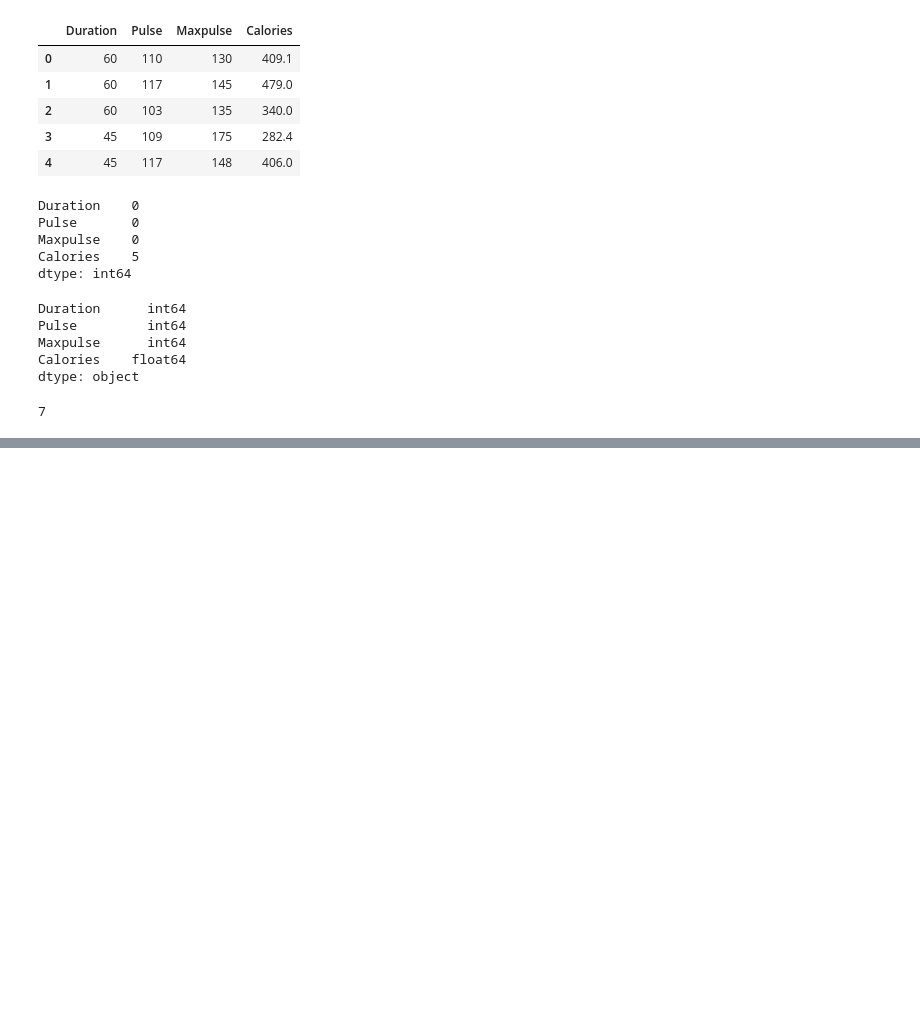
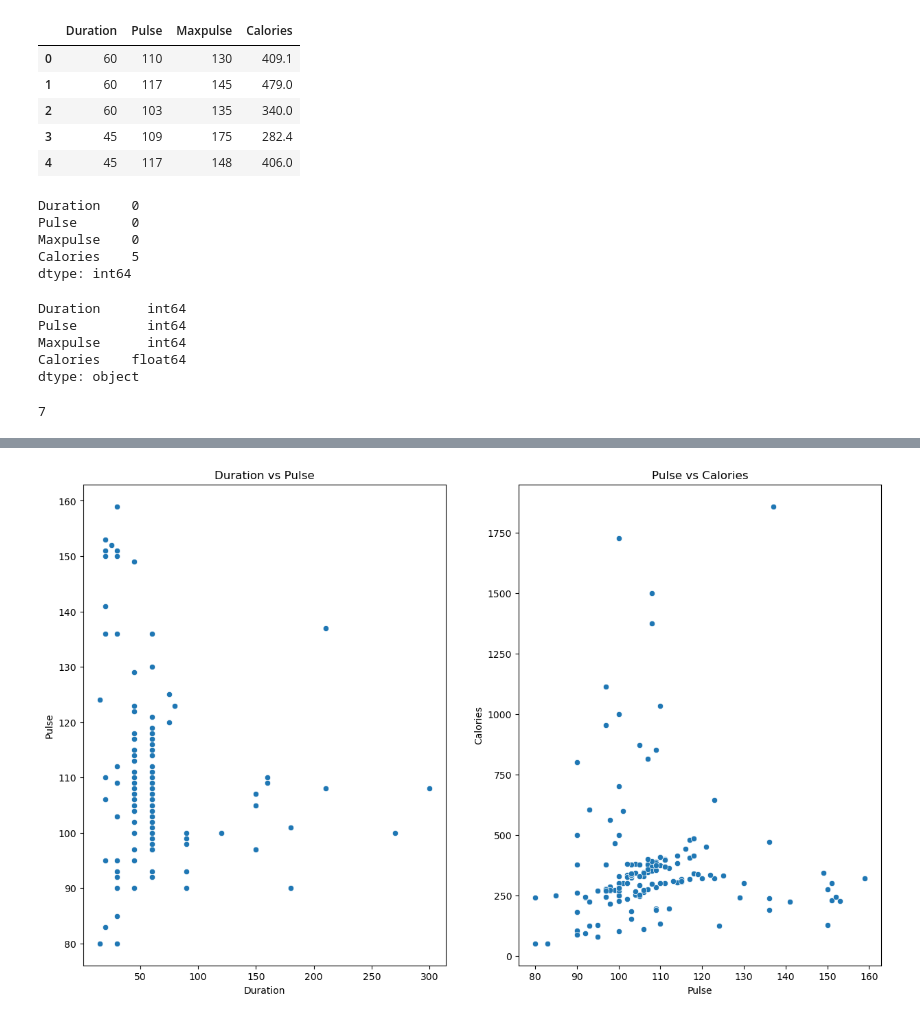
Before and after one commit to Jassim-hub/KasuleJassimKakandeRecessLearn_DataScience_and_MachineLearning, a Jupyter notebook: handling_csv.ipynb, the cells around one changed output, grey strips where cells are left out. Saved outputs shown, nothing was run; the diff lists cells and outputs as text; code cells hidden in the pictures; blank space fills up the shorter version.

```diff
--- a/handling_csv.ipynb
+++ b/handling_csv.ipynb
@@ -83,0 +158,15 @@ print(df.duplicated().sum())
+# %%
+# Scatter plot of 'Duration' vs 'Pulse'
+plt.figure(figsize=(15,20))
+plt.subplot(2,2,1)
+sns.scatterplot(x='Duration', y='Pulse', data=df)
+plt.title('Duration vs Pulse')
+
+# Scatter plot of Pulse vs Calories
+plt.subplot(2,2,2)
+sns.scatterplot(x='Pulse', y='Calories', data=df)
+plt.title('Pulse vs Calories')
+
+plt.show()
+# %% [output]
+[figure, added]
```
Also changed, not shown: parts of 9 cells of this notebook.
